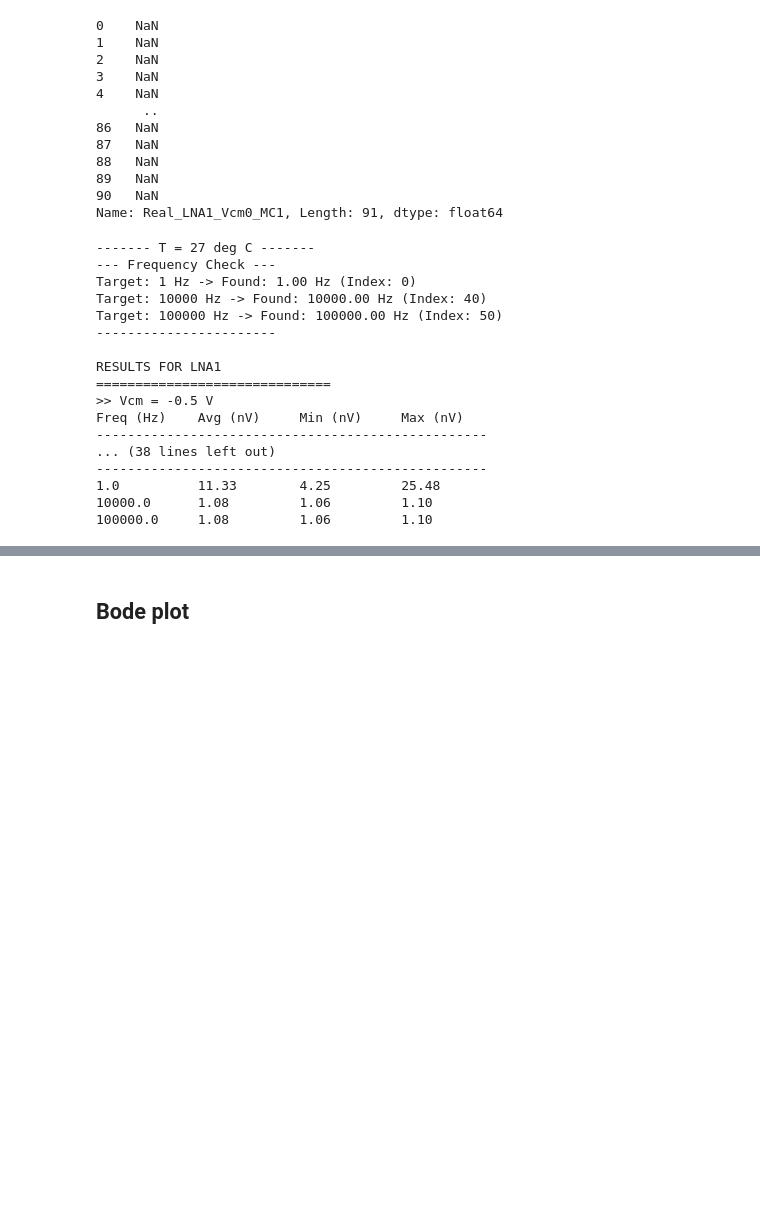
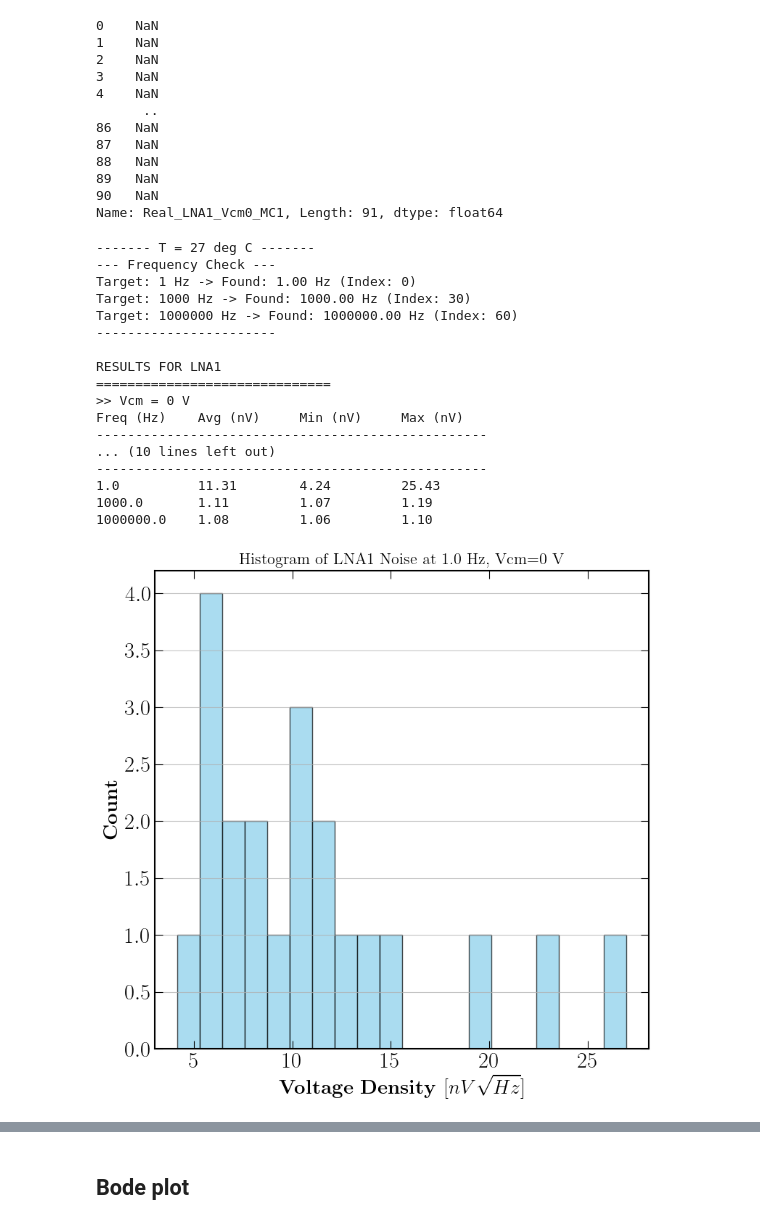
Before and after one commit to BaoTON1701/R-T_BiCMOS_run, a Jupyter notebook: code/Plot_results.ipynb, the cells around one changed output, grey strips where cells are left out. Cells and saved outputs as stored; diff of their text form; code cells hidden in the pictures; blank space fills up the shorter version.

```diff
--- a/code/Plot_results.ipynb
+++ b/code/Plot_results.ipynb
@@ -201,9 +332,49 @@ print(noise_LNA1['Real_LNA1_Vcm0_MC1'])
 90   NaN
 Name: Real_LNA1_Vcm0_MC1, Length: 91, dtype: float64
 # %%
+#noise at 27 deg C
+noise_LNA1 = pd.read_csv(f"{dir}/Noise_MC_LNA1_27degC.csv")
+noise_LNA2 = pd.read_csv(f"{dir}/Noise_MC_LNA2_27degC.csv")
+noise_LNA1.head()
+#noise at 45 deg C
+noise_LNA1_45 = pd.read_csv(f"{dir}/Noise_MC_LNA1_45degC.csv")
+noise_LNA2_45 = pd.read_csv(f"{dir}/Noise_MC_LNA2_45degC.csv")
+np.size(noise_LNA1_45,axis=1)
+Vcm = [-0.5,0,0.5]  # For Vcm = -0.5, 0.0 and 0.5 V
+num_sim = int((np.size(noise_LNA2, axis = 1)-4)/len(Vcm))  # Number of MC simulation for each Vcm
+col1 = ['f']
+col2 = ['f']
+for i in Vcm:
+    for j in range(num_sim):
+        col1.append(f'LNA1_Vcm{str(i)}_MC{j+1}')
+        col2.append(f'LNA2_Vcm{str(i)}_MC{j+1}')
+#append data for 45 deg C first since no current data there
+noise_LNA1_45.columns = col1
+noise_LNA2_45.columns = col2
+noise_LNA1_45 = noise_LNA1_45.apply(pd.to_numeric, errors='coerce')
+noise_LNA2_45 = noise_LNA2_45.apply(pd.to_numeric, errors='coerce')
+#col for the current
+col1.append('MCnumber')
+col2.append('MCnumber')
+
+for i in Vcm:
+    col1.append(f'i_LNA1_Vcm{i}_MC')
+    col2.append(f'i_LNA1_Vcm{i}_MC')
+noise_LNA1.columns = col1
+noise_LNA2.columns = col2
+noise_LNA1 = noise_LNA1.apply(pd.to_numeric, errors='coerce')
+noise_LNA2 = noise_LNA2.apply(pd.to_numeric, errors='coerce')
+# noise_LNA1.head()
+#calculate real noise
+for i in Vcm:
+    for j in range(num_sim):
+        noise_LNA1[f'Real_LNA1_Vcm{str(i)}_MC{j+1}'] = (noise_LNA1[f'LNA1_Vcm{str(i)}_MC{j+1}']**2 - (noise_LNA1[f'i_LNA1_Vcm{i}_MC']**2 * 100**2))**0.5
+        noise_LNA2[f'Real_LNA2_Vcm{str(i)}_MC{j+1}'] = (noise_LNA2[f'LNA2_Vcm{str(i)}_MC{j+1}']**2 - (noise_LNA2[f'i_LNA1_Vcm{i}_MC']**2 * 100**2))**0.5
+
+Vcm = [0] # Can be extended to other Vcm values as needed [-0.5,0,0.5]
 # --- 1. SETUP: Define your frequencies here ---
 # You can put as many as you want in this list
-target_freqs = [1, 10e3, 100e3]  # e.g., 1kHz, 10kHz, 100kHz
+target_freqs = [1, 1e3, 1e6]  # e.g., 1kHz, 10kHz, 100kHz
 
 # Organize data
 LNA = {'LNA1': noise_LNA1, 'LNA2': noise_LNA2}
@@ -243,37 +414,48 @@ for lna_name, df in LNA.items():
         avg_curve = subset.mean(axis=1)
         max_curve = subset.max(axis=1)
         min_curve = subset.min(axis=1)
 
         # Extract specific points for our target frequencies
         # We allow for a small header row to make it readable
         print(f"{'Freq (Hz)':<12} {'Avg (nV)':<12} {'Min (nV)':<12} {'Max (nV)':<12}")
         print("-" * 50)
 
         for f_target, idx, f_actual in freq_points:
             # Scale to nV (1e9) for display
             avg_val = avg_curve.iloc[idx] * 1e9
             max_val = max_curve.iloc[idx] * 1e9
             min_val = min_curve.iloc[idx] * 1e9
 
             print(f"{f_actual:<12.1f} {avg_val:<12.2f} {min_val:<12.2f} {max_val:<12.2f}")
 
+        #plotting the histogram for the last frequency point
+            plt.figure(figsize=(8,8))
+            plt.hist(subset.iloc[idx]*1e9, bins=20, color='skyblue', edgecolor='black', alpha=0.7)
+            plt.title(f'Histogram of {lna_name} Noise at {f_actual:.1f} Hz, Vcm={i} V', fontsize=16)
+            plt.xlabel(r'\textbf{Voltage Density $[nV\sqrt{Hz}]$}', fontsize=20)
+            plt.ylabel(r'\textbf{Count}', fontsize=20)
+            plt.grid(axis='y', alpha=0.75)
+            plt.tight_layout()
+            # plt.savefig(f"{plot_dir}/Histogram_{lna_name}_Vcm{i}_Freq{int(f_actual)}Hz.png", dpi=300)
+            # plt.close()
         print("") # Empty line between Vcm groups
     print("\n") # Empty line between LNA groups
 # %% [output]
 ------- T = 27 deg C -------
 --- Frequency Check ---
 Target: 1 Hz -> Found: 1.00 Hz (Index: 0)
-Target: 10000 Hz -> Found: 10000.00 Hz (Index: 40)
-Target: 100000 Hz -> Found: 100000.00 Hz (Index: 50)
+Target: 1000 Hz -> Found: 1000.00 Hz (Index: 30)
+Target: 1000000 Hz -> Found: 1000000.00 Hz (Index: 60)
 -----------------------
 
 RESULTS FOR LNA1
 ==============================
->> Vcm = -0.5 V
+>> Vcm = 0 V
 Freq (Hz)    Avg (nV)     Min (nV)     Max (nV)
 --------------------------------------------------
-... (38 lines left out)
+... (10 lines left out)
 --------------------------------------------------
-1.0          11.33        4.25         25.48
-10000.0      1.08         1.06         1.10
-100000.0     1.08         1.06         1.10
+1.0          11.31        4.24         25.43
+1000.0       1.11         1.07         1.19
+1000000.0    1.08         1.06         1.10
+[figure, added]
```
Also changed, not shown: parts of 14 cells of this notebook, 30 other files.
